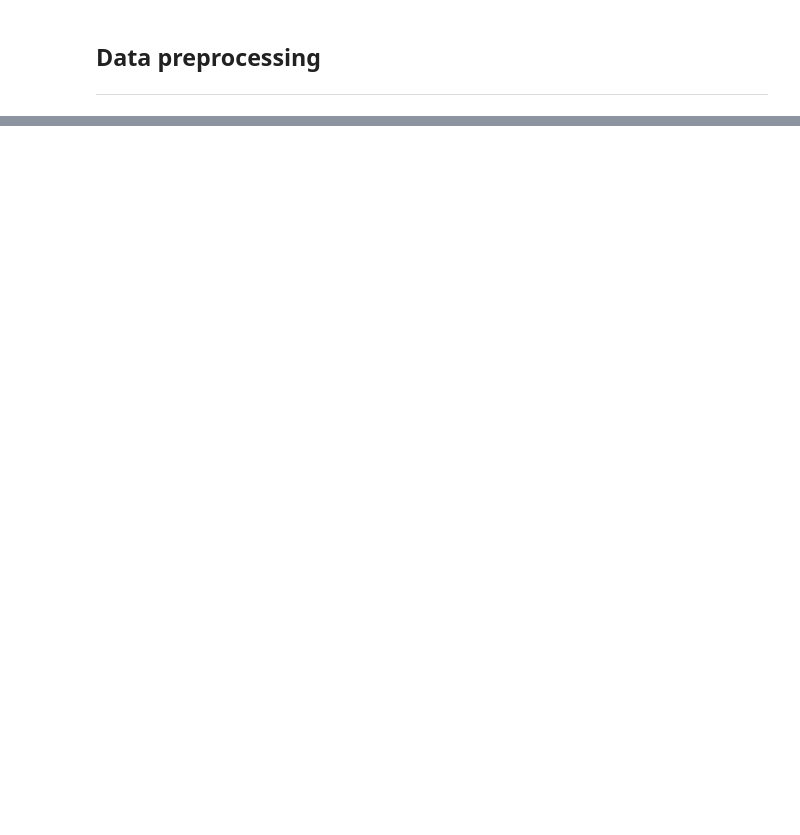
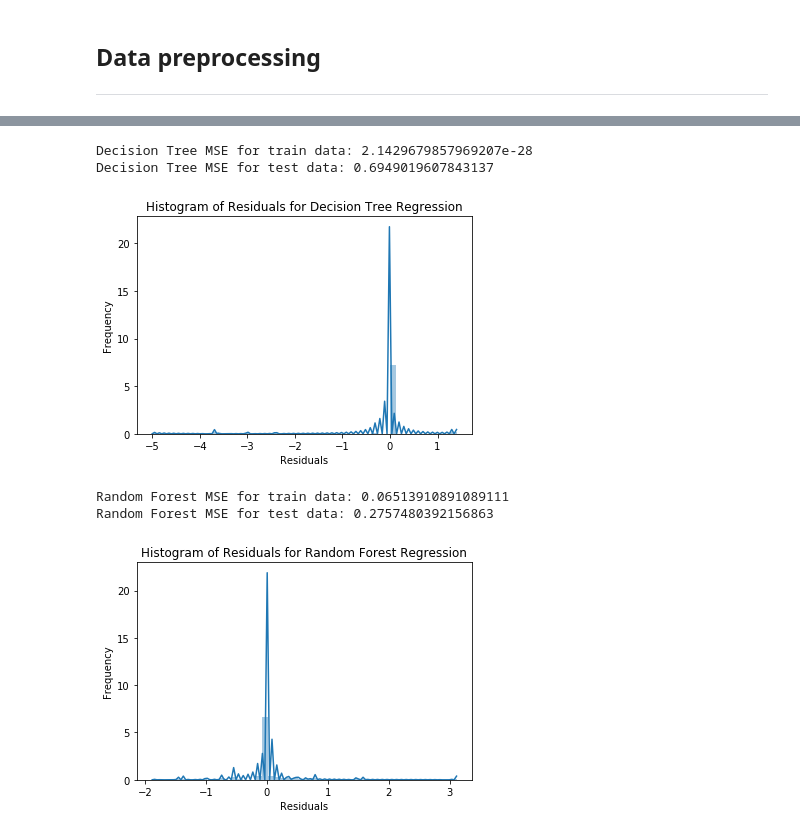
Before and after one commit to Victoria-Qiao/Boston_House_Prices_Modeling, a Jupyter notebook: data_analysis.ipynb, the cells around one changed output, grey strips where cells are left out. Saved outputs shown, nothing was run; the diff lists cells and outputs as text; code cells hidden in the pictures; blank space fills up the shorter version.

```diff
--- a/data_analysis.ipynb
+++ b/data_analysis.ipynb
@@ -243,0 +290,10 @@ dataset.drop(['RAD'],axis=1, inplace=True)
+# %%
+create_dt_regression_model(X_train, Y_train, X_test, Y_test)
+create_rf_regression_model(X_train, Y_train, X_test, Y_test)
+# %% [output]
+Decision Tree MSE for train data: 2.1429679857969207e-28
+Decision Tree MSE for test data: 0.6949019607843137
+[figure, added]
+Random Forest MSE for train data: 0.06513910891089111
+Random Forest MSE for test data: 0.2757480392156863
+[figure, added]
```
Also changed, not shown: parts of 8 cells of this notebook.
